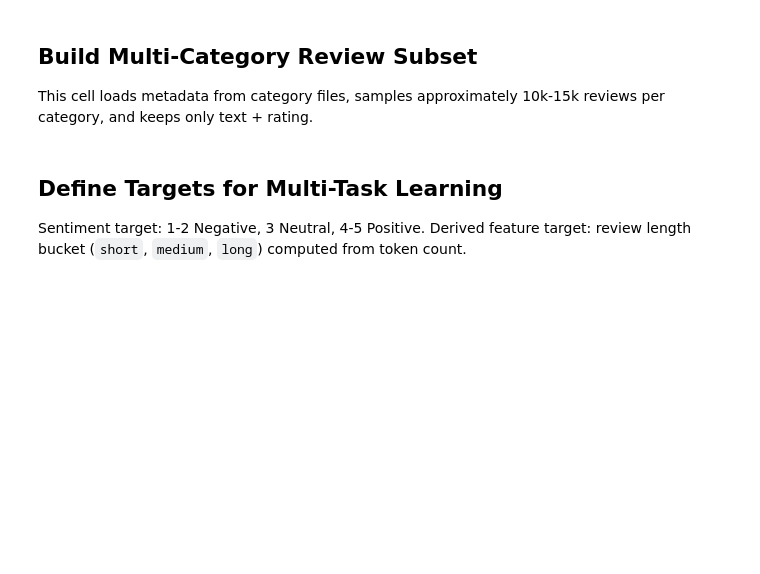
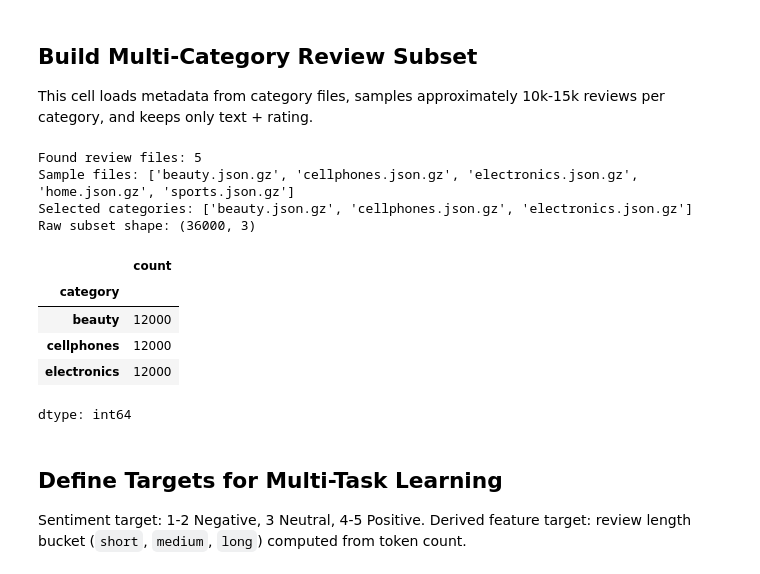
Before and after one commit to malaika-zb/NLP-Assignment-3, a Jupyter notebook: i23-2605_Assignment3_DS-B.ipynb, the cells around one changed output. Saved outputs shown, nothing was run; the diff lists cells and outputs as text; code cells hidden in the pictures; blank space fills up the shorter version.

```diff
--- a/i23-2605_Assignment3_DS-B.ipynb
+++ b/i23-2605_Assignment3_DS-B.ipynb
@@ -52,5 +45,9 @@ This cell installs helper packages required for downloading and parsing compress
 # %%
-# Install optional dependencies (safe to re-run)
-RUNNING_IN_COLAB = 'COLAB_GPU' in os.environ
+try:
+    import google.colab
+    RUNNING_IN_COLAB = True
+except Exception:
+    RUNNING_IN_COLAB = False
+
 if RUNNING_IN_COLAB:
     !pip -q install gdown tqdm
@@ -86,46 +100,73 @@ print('DATA_DIR exists:', os.path.exists(DATA_DIR))
 
 This cell loads metadata from category files, samples approximately 10k-15k reviews per category, and keeps only text + rating.
 # %%
-# Parse gzipped Amazon review json lines and sample categories
 import gzip
+from pathlib import Path
 from tqdm import tqdm
 
 TARGET_PER_CATEGORY = 12000
 MIN_CATEGORIES = 3
 
-candidate_files = []
-if os.path.exists(DATA_DIR):
-    for f in os.listdir(DATA_DIR):
-        if f.startswith('reviews_') and f.endswith('.json.gz'):
-            candidate_files.append(os.path.join(DATA_DIR, f))
+candidate_files = sorted(Path(DATA_DIR).rglob('reviews_*_5.json.gz')) if os.path.exists(DATA_DIR) else []
 
-candidate_files = sorted(candidate_files)
+if len(candidate_files) < MIN_CATEGORIES and os.path.exists(DATA_DIR):
+    fallback = [p for p in Path(DATA_DIR).rglob('*.json.gz')]
+    candidate_files = sorted(list({str(p) for p in (list(candidate_files) + fallback)}))
+    candidate_files = [Path(p) for p in candidate_files]
+
+if len(candidate_files) < MIN_CATEGORIES and os.path.exists(SUBMISSION_ROOT):
+    root_fallback = [p for p in Path(SUBMISSION_ROOT).rglob('*.json.gz')]
+    candidate_files = sorted(list({str(p) for p in (list(candidate_files) + root_fallback)}))
+    candidate_files = [Path(p) for p in candidate_files]
+
 print('Found review files:', len(candidate_files))
+if candidate_files:
+    print('Sample files:', [p.name for p in candidate_files[:5]])
 
 selected_files = candidate_files[:MIN_CATEGORIES]
-print('Selected categories:', [os.path.basename(x) for x in selected_files])
+print('Selected categories:', [p.name for p in selected_files])
+if len(selected_files) < MIN_CATEGORIES:
+    raise FileNotFoundError(
+        f'Need at least {MIN_CATEGORIES} review category files. '
+        f'Searched DATA_DIR={DATA_DIR} and SUBMISSION_ROOT={SUBMISSION_ROOT}, '
+        f'but found {len(selected_files)}. Check ZIP extraction and dataset contents.'
+    )
 
 rows = []
 for path in selected_files:
-    cat = os.path.basename(path).replace('reviews_', '').replace('_5.json.gz', '')
+    name = path.name
+    cat = name.replace('reviews_', '').replace('_5.json.gz', '').replace('.json.gz', '')
     loaded = 0
     with gzip.open(path, 'rt', encoding='utf-8') as fh:
         for line in fh:
             try:
                 obj = json.loads(line)
                 text = (obj.get('reviewText') or '').strip()
                 rating = int(obj.get('overall', 0))
                 if text and 1 <= rating <= 5:
                     rows.append({'category': cat, 'review_text': text, 'rating': rating})
                     loaded += 1
                 if loaded >= TARGET_PER_CATEGORY:
                     break
             except Exception:
                 continue
 
 raw_df = pd.DataFrame(rows)
 print('Raw subset shape:', raw_df.shape)
+if raw_df.empty:
+    raise ValueError('Parsed zero reviews. Ensure files contain reviewText and overall fields.')
 raw_df['category'].value_counts()
+# %% [output]
+Found review files: 5
+Sample files: ['beauty.json.gz', 'cellphones.json.gz', 'electronics.json.gz', 'home.json.gz', 'sports.json.gz']
+Selected categories: ['beauty.json.gz', 'cellphones.json.gz', 'electronics.json.gz']
+Raw subset shape: (36000, 3)
+|  | count |
+| category |  |
+| beauty | 12000 |
+| cellphones | 12000 |
+| electronics | 12000 |
+dtype: int64
 # %% [markdown]
 ## Define Targets for Multi-Task Learning
 
```
Also changed, not shown: parts of 32 cells of this notebook.
